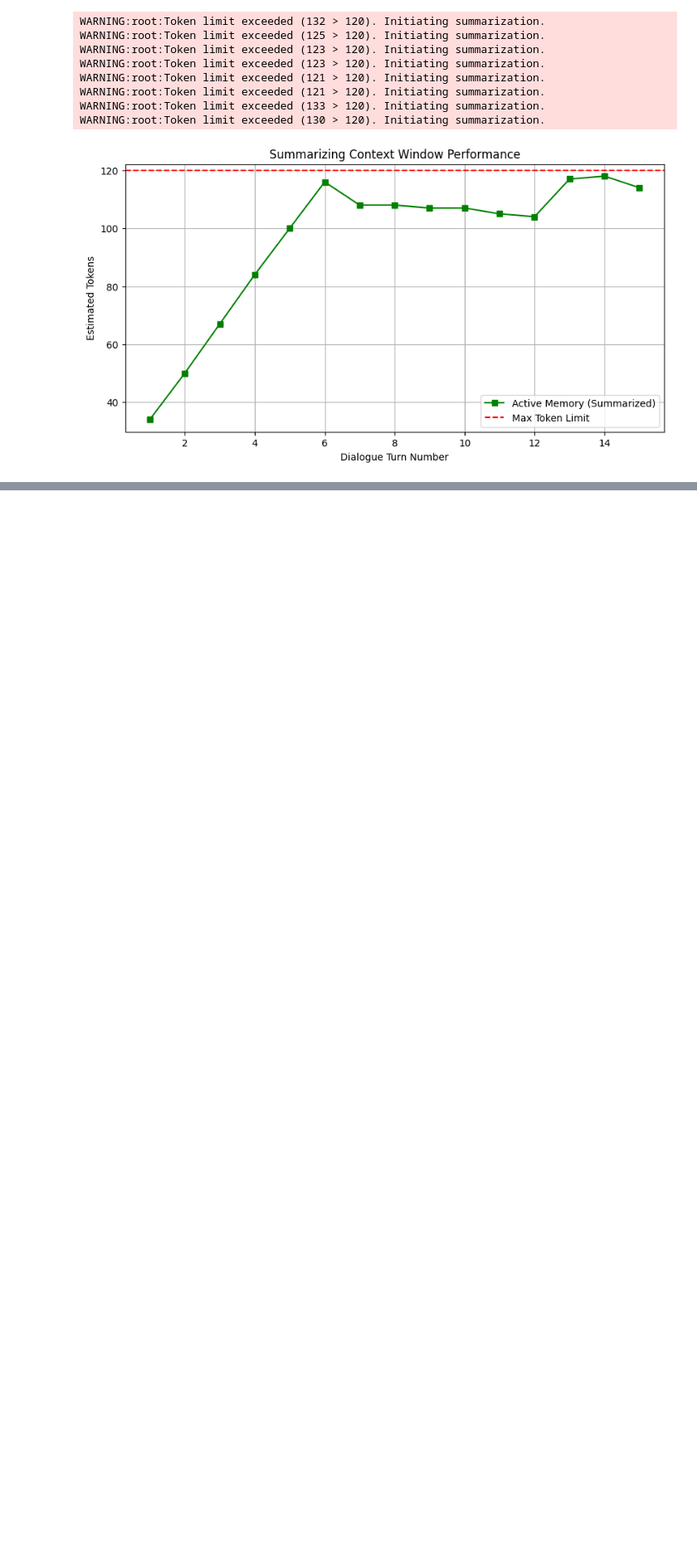
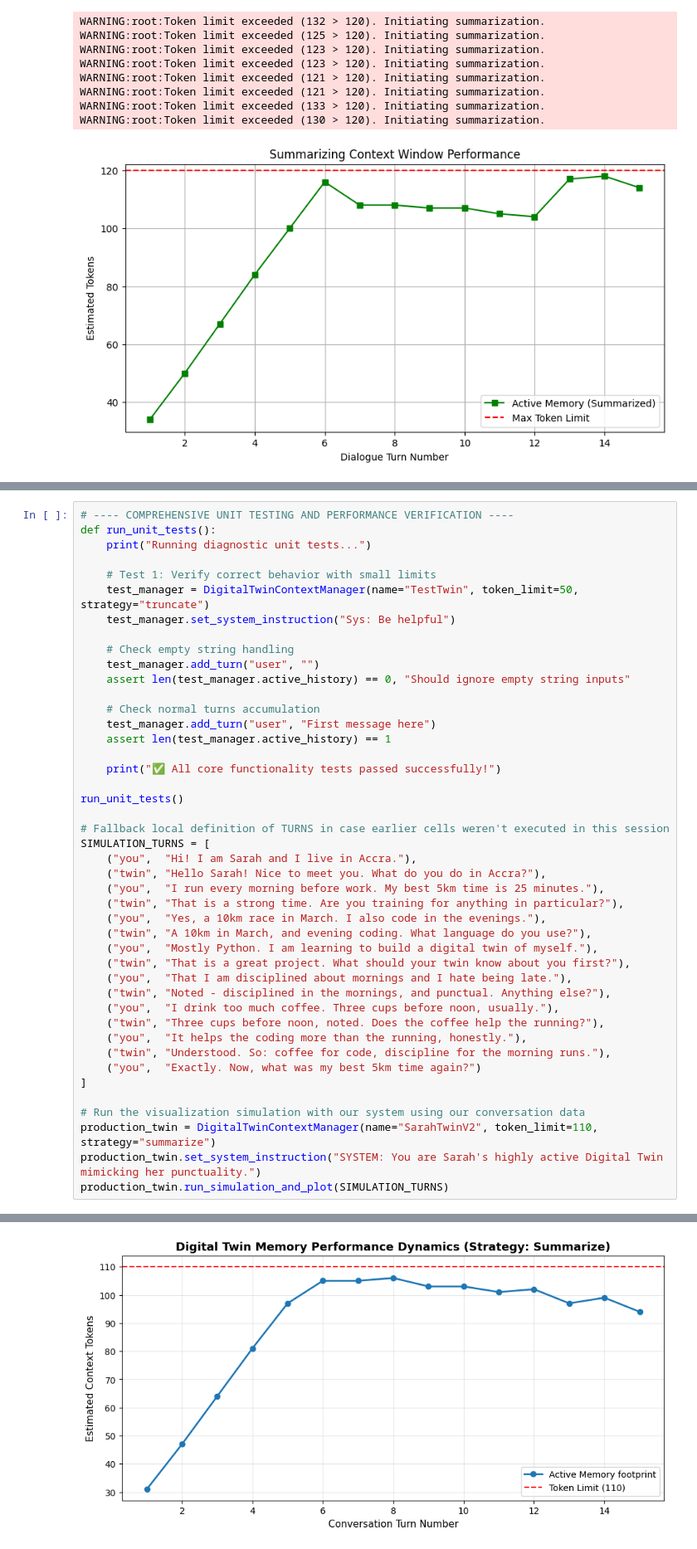
Before and after one commit to Anyangos/Digital-Twin, a Jupyter notebook: Week2_07_context_window_management.ipynb, the cells around one changed output, grey strips where cells are left out. Shown at 83% size. Saved outputs shown, nothing was run; the diff lists cells and outputs as text; blank space fills up the shorter version.

Commit message:
A working Context Window Manager

```diff
--- a/Week2_07_context_window_management.ipynb
+++ b/Week2_07_context_window_management.ipynb
@@ -509,0 +693,45 @@ WARNING:root:Token limit exceeded (130 > 120). Initiating summarization.
+# %%
+# ---- COMPREHENSIVE UNIT TESTING AND PERFORMANCE VERIFICATION ----
+def run_unit_tests():
+    print("Running diagnostic unit tests...")
+
+    # Test 1: Verify correct behavior with small limits
+    test_manager = DigitalTwinContextManager(name="TestTwin", token_limit=50, strategy="truncate")
+    test_manager.set_system_instruction("Sys: Be helpful")
+
+    # Check empty string handling
+    test_manager.add_turn("user", "")
+    assert len(test_manager.active_history) == 0, "Should ignore empty string inputs"
+
+    # Check normal turns accumulation
+    test_manager.add_turn("user", "First message here")
+    assert len(test_manager.active_history) == 1
+
+    print("✅ All core functionality tests passed successfully!")
+
+run_unit_tests()
+
+# Fallback local definition of TURNS in case earlier cells weren't executed in this session
+SIMULATION_TURNS = [
+    ("you",  "Hi! I am Sarah and I live in Accra."),
+    ("twin", "Hello Sarah! Nice to meet you. What do you do in Accra?"),
+    ("you",  "I run every morning before work. My best 5km time is 25 minutes."),
+    ("twin", "That is a strong time. Are you training for anything in particular?"),
+    ("you",  "Yes, a 10km race in March. I also code in the evenings."),
+    ("twin", "A 10km in March, and evening coding. What language do you use?"),
+    ("you",  "Mostly Python. I am learning to build a digital twin of myself."),
+    ("twin", "That is a great project. What should your twin know about you first?"),
+    ("you",  "That I am disciplined about mornings and I hate being late."),
+    ("twin", "Noted - disciplined in the mornings, and punctual. Anything else?"),
+    ("you",  "I drink too much coffee. Three cups before noon, usually."),
+    ("twin", "Three cups before noon, noted. Does the coffee help the running?"),
+    ("you",  "It helps the coding more than the running, honestly."),
+    ("twin", "Understood. So: coffee for code, discipline for the morning runs."),
+    ("you",  "Exactly. Now, what was my best 5km time again?")
+]
+
+# Run the visualization simulation with our system using our conversation data
+production_twin = DigitalTwinContextManager(name="SarahTwinV2", token_limit=110, strategy="summarize")
+production_twin.set_system_instruction("SYSTEM: You are Sarah's highly active Digital Twin mimicking her punctuality.")
+production_twin.run_simulation_and_plot(SIMULATION_TURNS)
+# %% [output]
@@ -509,0 +750 @@ WARNING:root:Token limit exceeded (130 > 120). Initiating summarization.
+[figure, added]
```
Also changed, not shown: parts of 7 cells of this notebook.
